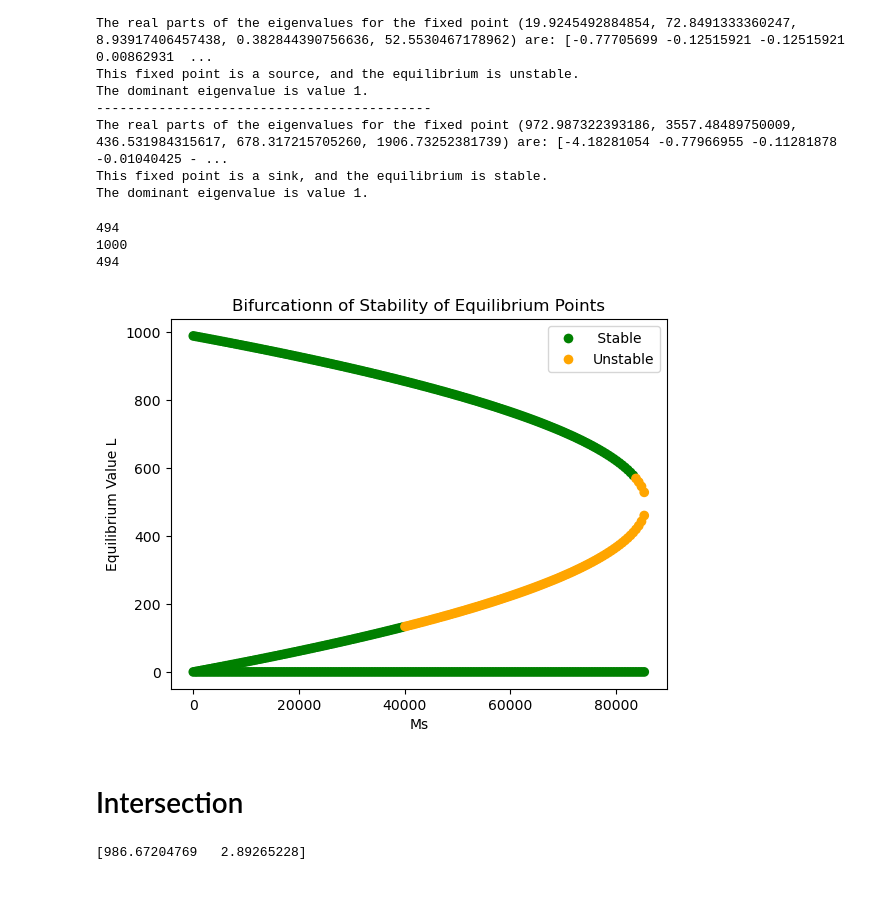
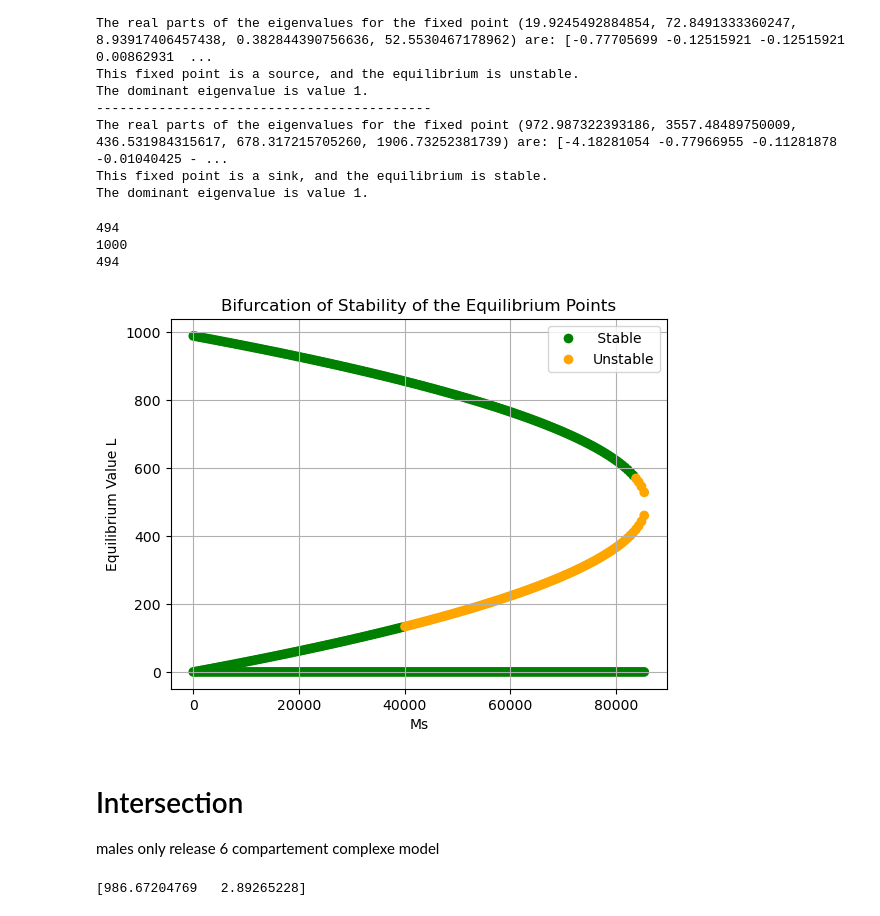
Before and after one commit to m2cci-belkhayt/Controlling-D.suzukii-population-using-mathematical-modeling-and-SIT-with-Females-and-Males-release, a Jupyter notebook: Second non basic model.ipynb, the cells around one changed output. Saved outputs shown, nothing was run; the diff lists cells and outputs as text; code cells hidden in the pictures.

```diff
--- a/Second non basic model.ipynb
+++ b/Second non basic model.ipynb
@@ -443,38 +443,39 @@ for eq in solution:
     eigenValues, eigenVectors = linalg.eig(eqmat)
 
     # Check the sign of the real parts
     if all([d < 0 for d in eigenValues.real]):
         colors.append('green')  # Stable point
     else:
         colors.append('orange')  # Unstable point
 print(len(Ms_value))
 print(len(Ms_values))
 print(len(solution))
 # Plotting
 plt.scatter(Ms_value, [eq[0] for eq in solution], c=colors)
 plt.xlabel('Ms')
 plt.ylabel('Equilibrium Value L')
-plt.title('Bifurcationn of Stability of Equilibrium Points')
-
+plt.title('Bifurcation of Stability of the Equilibrium Points')
+plt.grid()
 unique_colors = np.unique(colors)
 labels = [' Stable', 'Unstable'] + ['Color {}'.format(i+1) for i in range(len(unique_colors))]
 
 # Create a list of handles for each color
 handles = [plt.Line2D([0], [0], marker='o', color='w', markerfacecolor=color, markersize=8) for color in unique_colors]
 
 # Pass the handles and labels to plt.legend()
 plt.legend(handles, labels)
 name= 'bifurcation of the males release complex model'
 plt.savefig(output_fold+'\\'+name+'.png', dpi=300)
 
 plt.show()
 # %% [output]
 494
 1000
 494
-[figure, old version]
+[figure, new version]
 # %% [markdown]
 # Intersection
+males only release 6 compartement complexe model
 # %%
 import numpy as np
 # Parameters
```
Also changed, not shown: 1 other file.
